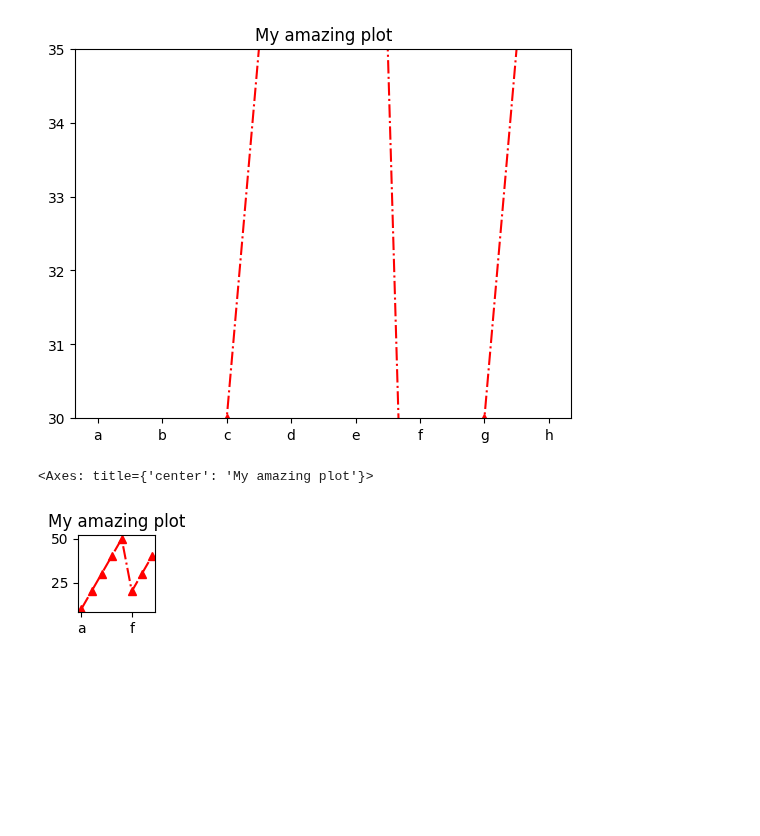
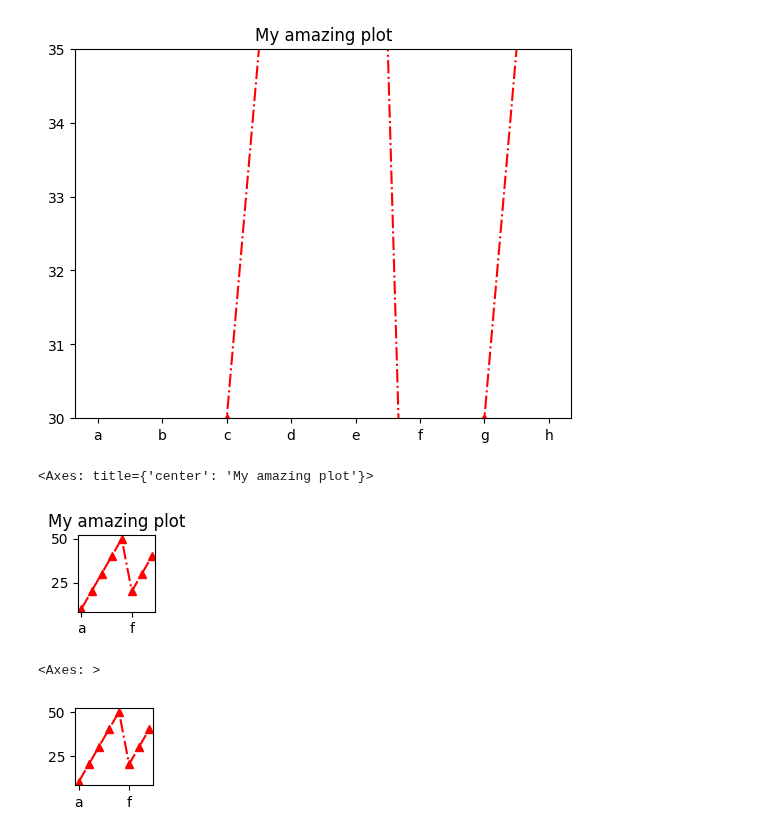
Before and after one commit to reuven/apple-2025-01Jan-plotting, a Jupyter notebook: Apple 2025-01Jan-09.ipynb, the cells around one changed output. Drawn from its saved outputs; the diff is of its cells as text; code cells hidden in the pictures; blank space fills up the shorter version.

```diff
--- a/Apple 2025-01Jan-09.ipynb
+++ b/Apple 2025-01Jan-09.ipynb
@@ -128,3 +128,8 @@ s.plot.line(title='My amazing plot', style='^-.r', figsize=(1, 1))
 # %% [output]
 <Axes: title={'center': 'My amazing plot'}>
 [figure]
+# %%
+s.plot.line(style='^-.r', figsize=(1, 1))
+# %% [output]
+<Axes: >
+[figure, added]
```
